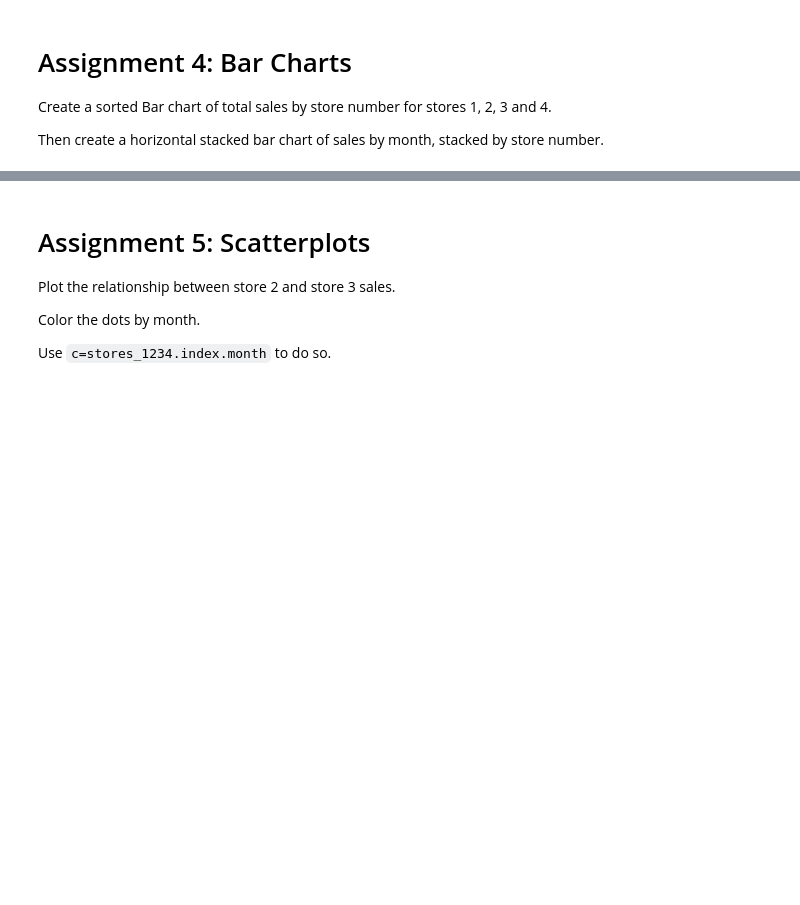
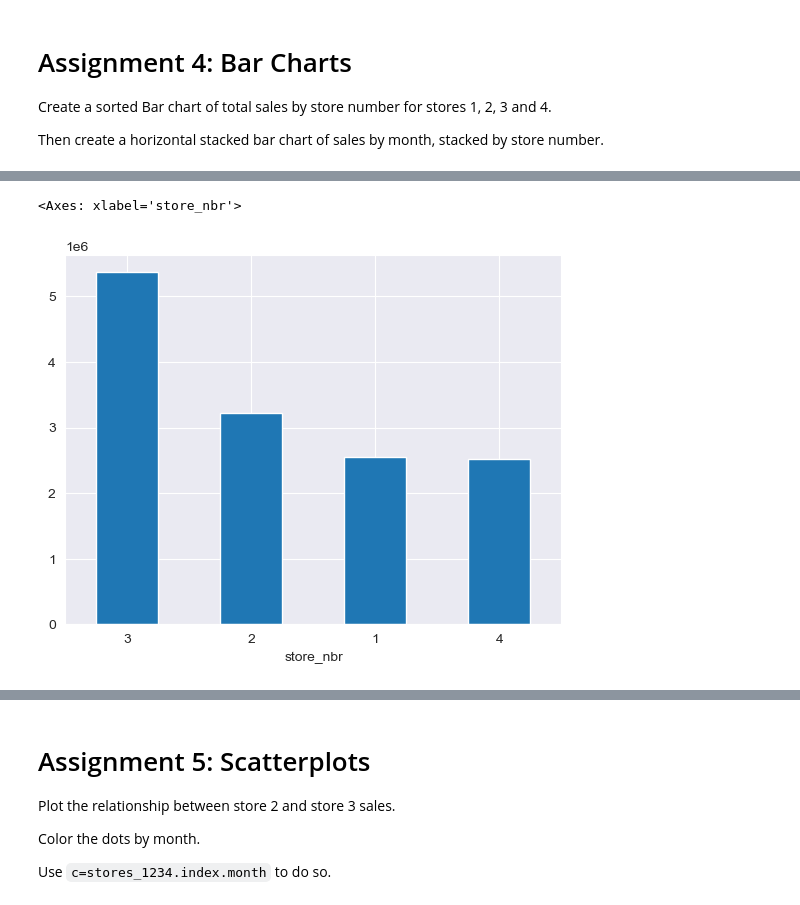
Before and after one commit to amorganhunt/Maven-NumPy-and-Pandas-2, a Jupyter notebook: maven_python_course/data_visualization/section05_data_viz.ipynb, the cells around one changed output, grey strips where cells are left out. Saved outputs shown, nothing was run; the diff lists cells and outputs as text; code cells hidden in the pictures; blank space fills up the shorter version.

Commit message:
bar_charts

```diff
--- a/maven_python_course/data_visualization/section05_data_viz.ipynb
+++ b/maven_python_course/data_visualization/section05_data_viz.ipynb
@@ -152,0 +185,10 @@ NameError: name 'stores_1234' is not defined
+# %%
+(
+stores_1234
+    .sum()
+    .sort_values(ascending=False)
+    .plot.bar(rot=0)
+)
+# %% [output]
+<Axes: xlabel='store_nbr'>
+[figure, added]
```
Also changed, not shown: parts of 6 cells of this notebook, 3 other files.
